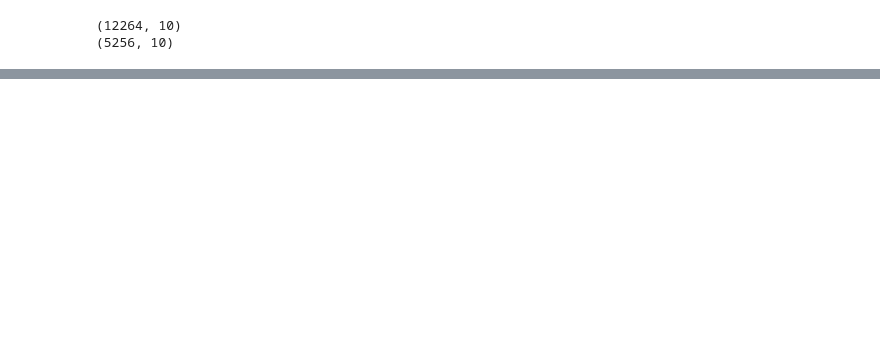
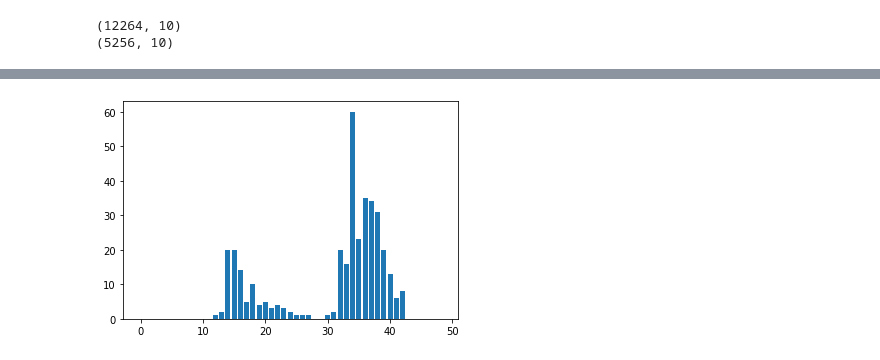
Before and after one commit to stait20/Code, a Jupyter notebook: scikit/NeuralNet.ipynb, the cells around one changed output, grey strips where cells are left out. Saved outputs shown, nothing was run; the diff lists cells and outputs as text; code cells hidden in the pictures; blank space fills up the shorter version.

```diff
--- a/scikit/NeuralNet.ipynb
+++ b/scikit/NeuralNet.ipynb
@@ -113,0 +116,32 @@ plt.show()
+# %%
+peaksReal = []
+peaksPred = []
+dayLoadsReal = []
+dayLoadsPred = []
+hourOfPeakReal = []
+hourOfPeakPred = []
+real = df['crawfordCrescent_F2'].values
+
+n = 48
+
+for i in range(0, len(real), n):
+    dayReal = real[i:i + n]
+    dayPred = preds[i:i + n]
+    dayLoadsReal.append(dayReal)
+    dayLoadsPred.append(dayPred)
+    peakReal = max(dayReal)
+    peakPred = max(dayPred)
+    peaksReal.append(peakReal)
+    peaksPred.append(peakPred)
+    hourOfPeakReal.append(dayReal.argmax())
+    hourOfPeakPred.append(dayPred.argmax())
+# %%
+count = []
+
+for i in range(49):
+    count.append(hourOfPeakReal.count(i))
+
+plt.bar(range(len(count)), count)
+plt.show()
+# %% [output]
+[figure, added]
```
Also changed, not shown: parts of 5 cells of this notebook, 1 other file.
